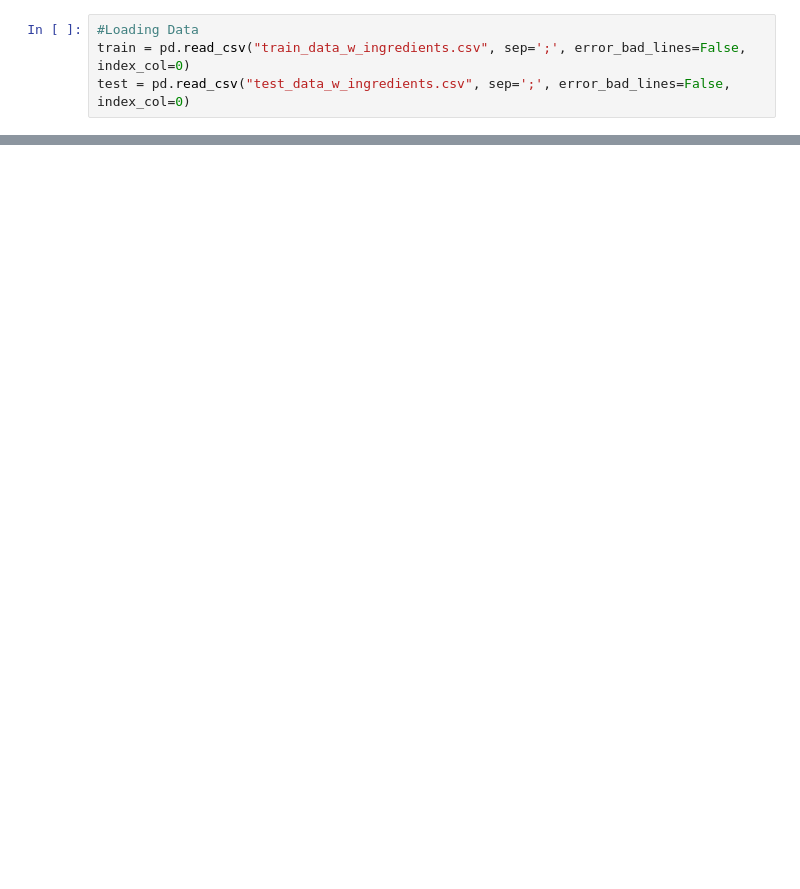
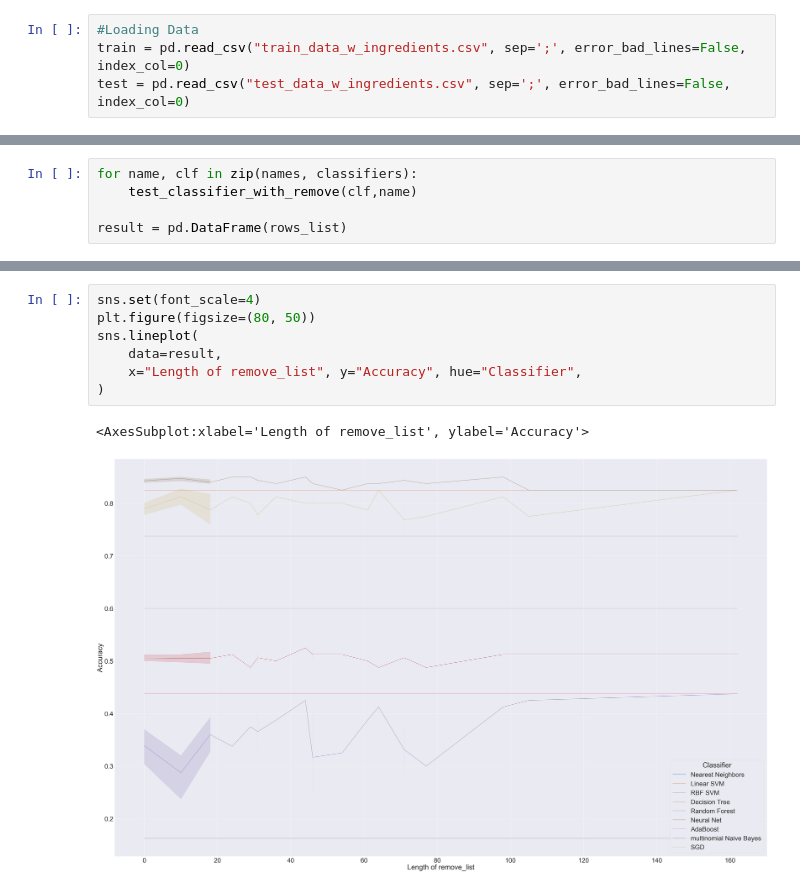
Before and after one commit to leanderpeter/Recipe-Text-Analyzer-Multi-Classification, a Jupyter notebook: Task 2/BigData Task 2.ipynb, the cells around one changed output, grey strips where cells are left out. Cells and saved outputs as stored; diff of their text form; blank space fills up the shorter version.

```diff
--- a/Task 2/BigData Task 2.ipynb
+++ b/Task 2/BigData Task 2.ipynb
@@ -145,0 +451,5 @@ y_test = test['cuisine']
+# %%
+for name, clf in zip(names, classifiers):
+    test_classifier_with_remove(clf,name)
+
+result = pd.DataFrame(rows_list)
@@ -145,0 +469,10 @@ y_test = test['cuisine']
+# %%
+sns.set(font_scale=4)
+plt.figure(figsize=(80, 50))
+sns.lineplot(
+    data=result,
+    x="Length of remove_list", y="Accuracy", hue="Classifier",
+)
+# %% [output]
+<AxesSubplot:xlabel='Length of remove_list', ylabel='Accuracy'>
+[figure, added]
```
Also changed, not shown: parts of 40 cells of this notebook, 3 other files.
